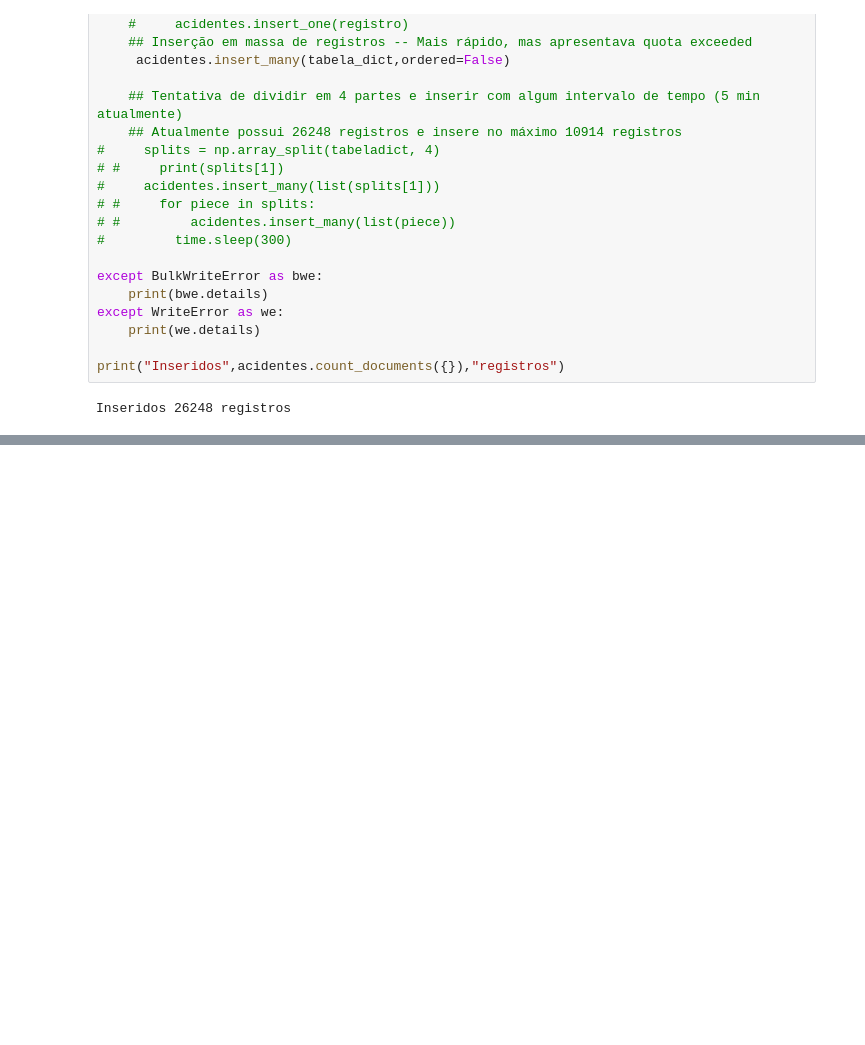
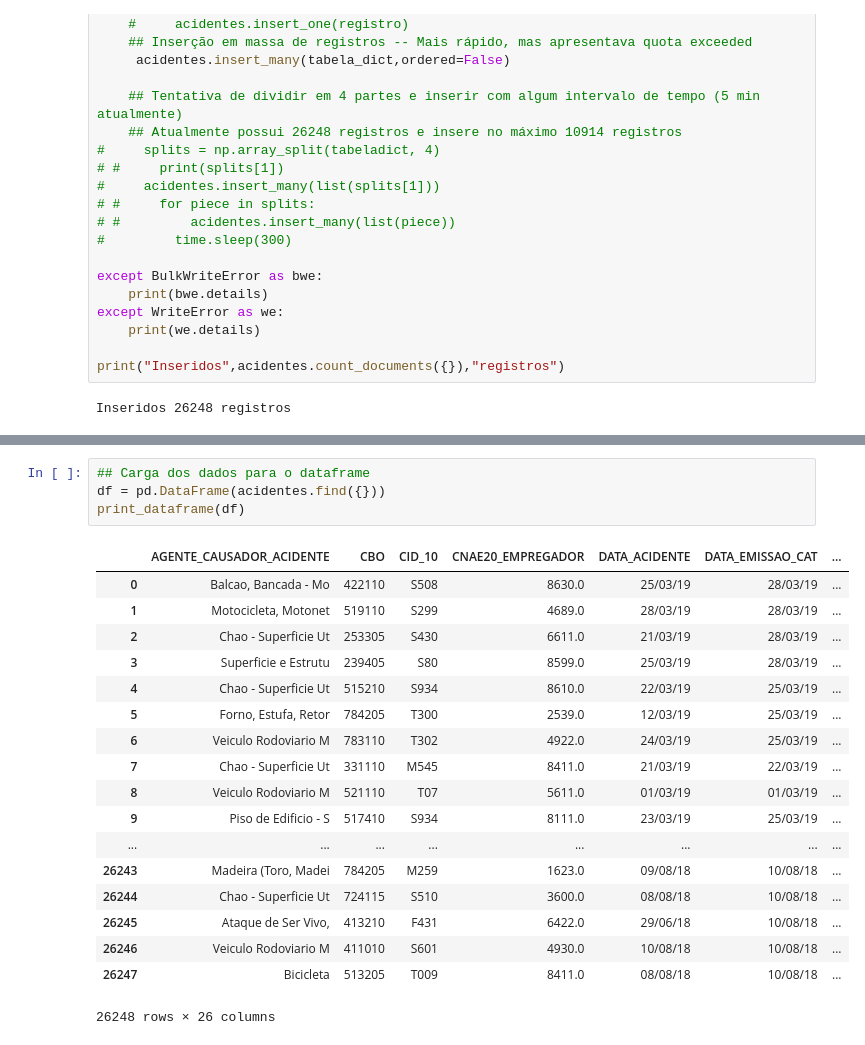
Before and after one commit to joaopmedeiros/trabalho2, a Jupyter notebook: Enunciado_T2_final.ipynb, the cells around one changed output, grey strips where cells are left out. Saved outputs shown, nothing was run; the diff lists cells and outputs as text; blank space fills up the shorter version.

```diff
--- a/Enunciado_T2_final.ipynb
+++ b/Enunciado_T2_final.ipynb
@@ -282,0 +291,23 @@ pprint.pprint(list(acidentes.aggregate(pipeline)))
+# %%
+## Carga dos dados para o dataframe
+df = pd.DataFrame(acidentes.find({}))
+print_dataframe(df)
+# %% [output]
+|  | AGENTE_CAUSADOR_ACIDENTE | CBO | CID_10 | CNAE20_EMPREGADOR | DATA_ACIDENTE | DATA_EMISSAO_CAT | ... |
+| 0 | Balcao, Bancada - Mo | 422110 | S508 | 8630.0 | 25/03/19 | 28/03/19 | ... |
+| 1 | Motocicleta, Motonet | 519110 | S299 | 4689.0 | 28/03/19 | 28/03/19 | ... |
+| 2 | Chao - Superficie Ut | 253305 | S430 | 6611.0 | 21/03/19 | 28/03/19 | ... |
+| 3 | Superficie e Estrutu | 239405 | S80 | 8599.0 | 25/03/19 | 28/03/19 | ... |
+| 4 | Chao - Superficie Ut | 515210 | S934 | 8610.0 | 22/03/19 | 25/03/19 | ... |
+| 5 | Forno, Estufa, Retor | 784205 | T300 | 2539.0 | 12/03/19 | 25/03/19 | ... |
+| 6 | Veiculo Rodoviario M | 783110 | T302 | 4922.0 | 24/03/19 | 25/03/19 | ... |
+| 7 | Chao - Superficie Ut | 331110 | M545 | 8411.0 | 21/03/19 | 22/03/19 | ... |
+| 8 | Veiculo Rodoviario M | 521110 | T07 | 5611.0 | 01/03/19 | 01/03/19 | ... |
+| 9 | Piso de Edificio - S | 517410 | S934 | 8111.0 | 23/03/19 | 25/03/19 | ... |
+| ... | ... | ... | ... | ... | ... | ... | ... |
+| 26243 | Madeira (Toro, Madei | 784205 | M259 | 1623.0 | 09/08/18 | 10/08/18 | ... |
+| 26244 | Chao - Superficie Ut | 724115 | S510 | 3600.0 | 08/08/18 | 10/08/18 | ... |
+| 26245 | Ataque de Ser Vivo, | 413210 | F431 | 6422.0 | 29/06/18 | 10/08/18 | ... |
+| 26246 | Veiculo Rodoviario M | 411010 | S601 | 4930.0 | 10/08/18 | 10/08/18 | ... |
+| 26247 | Bicicleta | 513205 | T009 | 8411.0 | 08/08/18 | 10/08/18 | ... |
+26248 rows × 26 columns
```
Also changed, not shown: parts of 12 cells of this notebook.
